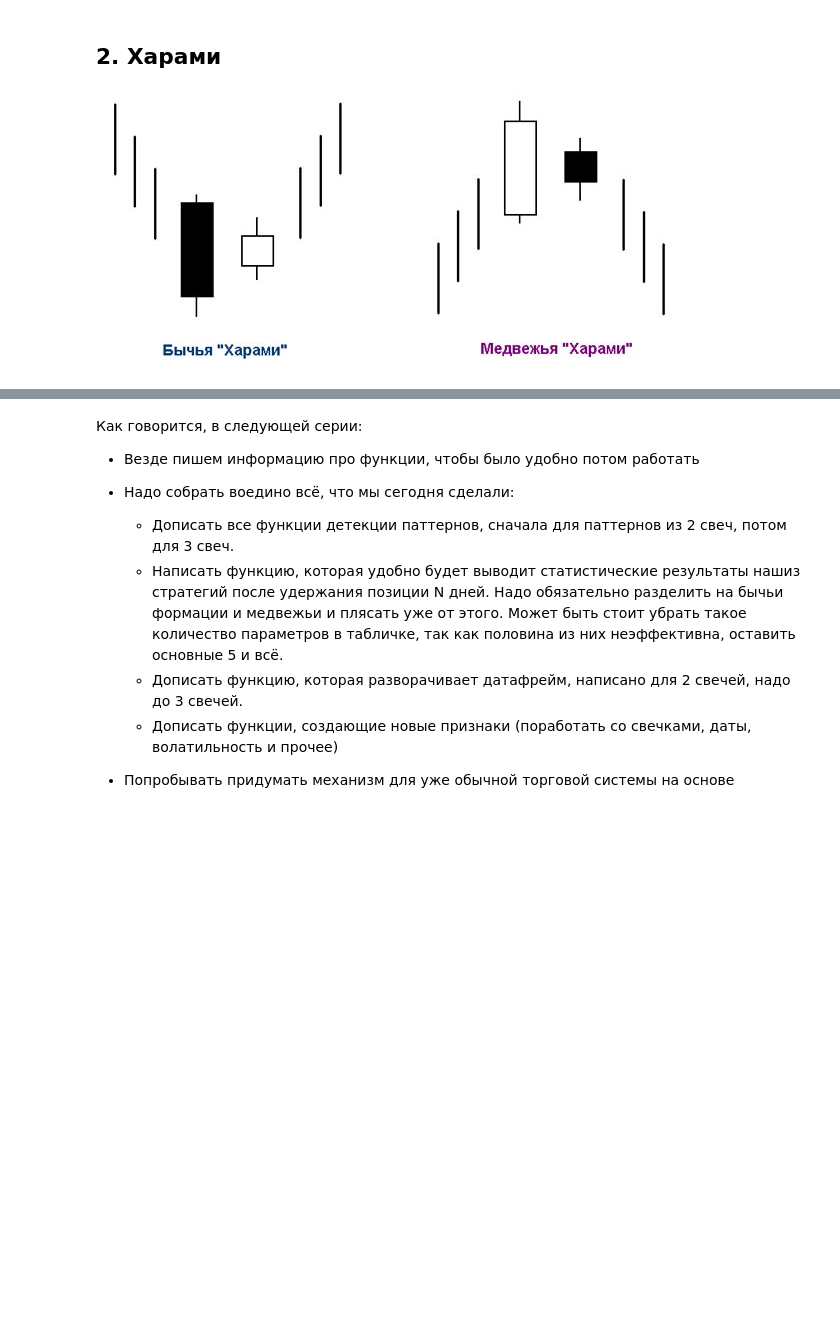
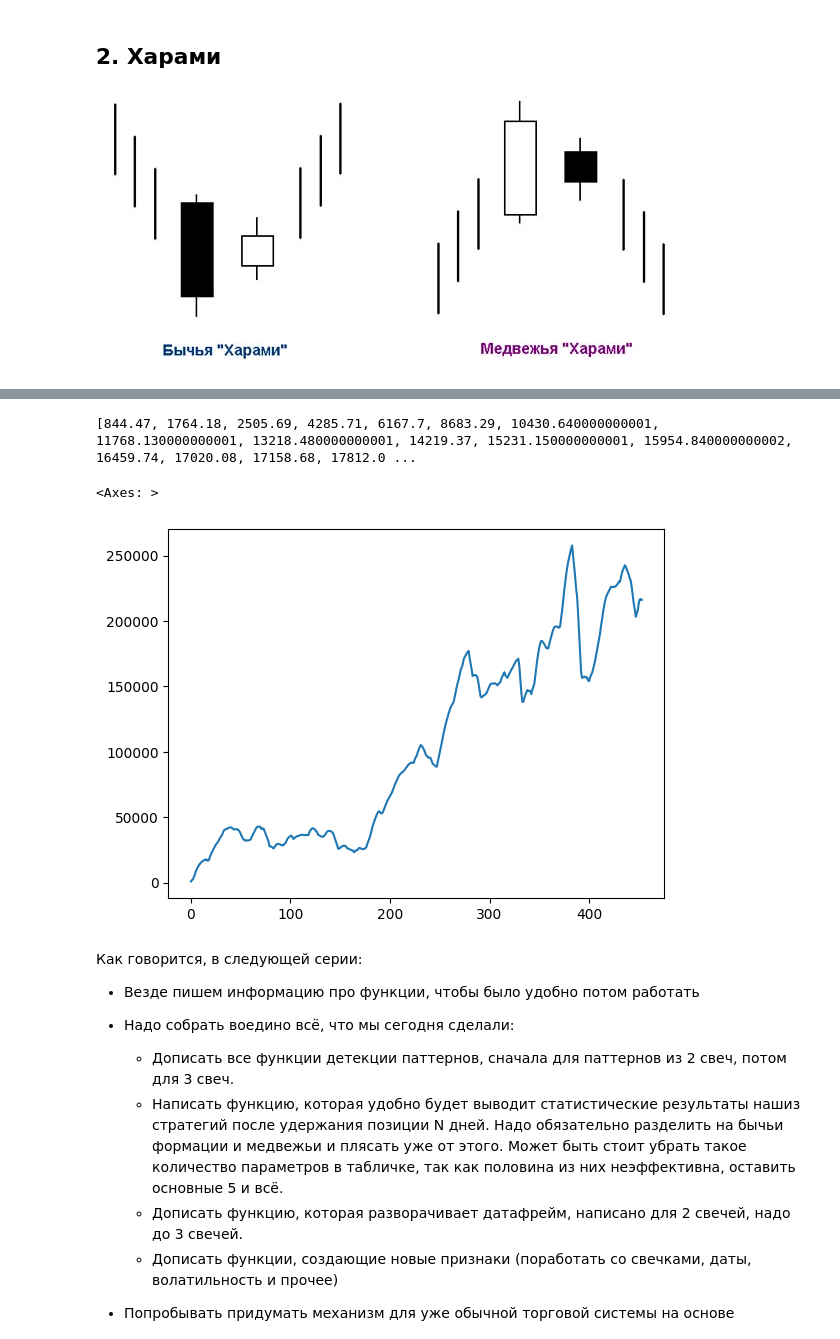
Before and after one commit to AlexKosuhin/AlgoTrading, a Jupyter notebook: Свечные паттерны/1.Обработка и детекция свечных паттернов.ipynb, the cells around one changed output, grey strips where cells are left out. Cells and saved outputs as stored; diff of their text form; code cells hidden in the pictures; blank space fills up the shorter version.

```diff
--- a/Свечные паттерны/1.Обработка и детекция свечных паттернов.ipynb
+++ b/Свечные паттерны/1.Обработка и детекция свечных паттернов.ipynb
@@ -1025,0 +909,18 @@ sns.lineplot(result)
+# %%
+l = []
+for i in ['5 min', '15 min', '30 min', '1h', '2h', '4h', 'D']:
+    sber_tm = good_dataframe(sber, i)
+    l.append(sber_tm)
+# %%
+l_df_bull_eng = []
+for df in l:
+    df_bull_eng = detection_3_grow_candle(df)
+    l_df_bull_eng.append(df_bull_eng)
+# %%
+l_s = []
+for i in l_df_bull_eng:
+    res = calculate_trade_statistics(i, commision=0.01, full='YES', direction='bull')
+    l_s.append(res)
+# %%
+combined_df = pd.concat(l_s, ignore_index=True)
+combined_df.sort_values('profit_factor', ascending=False)
@@ -1026,3 +941,10 @@ sns.lineplot(result)
+# %%
+import seaborn as sns
+sns.lineplot(combined_df.loc[300, 'cumsum'])
+# %% [output]
+[844.47, 1764.18, 2505.69, 4285.71, 6167.7, 8683.29, 10430.640000000001, 11768.130000000001, 13218.480000000001, 14219.37, 15231.150000000001, 15954.840000000002, 16459.74, 17020.08, 17158.68, 17812.0 ...
+<Axes: >
+[figure, added]
 # %% [markdown]
 Как говорится, в следующей серии:
 - Везде пишем информацию про функции, чтобы было удобно потом работать
```
Also changed, not shown: parts of 16 cells of this notebook, 1 other file.
